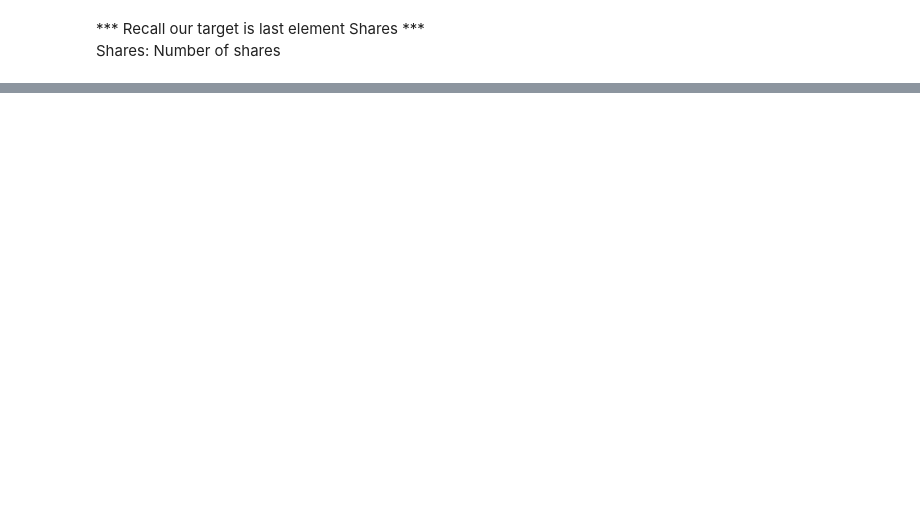
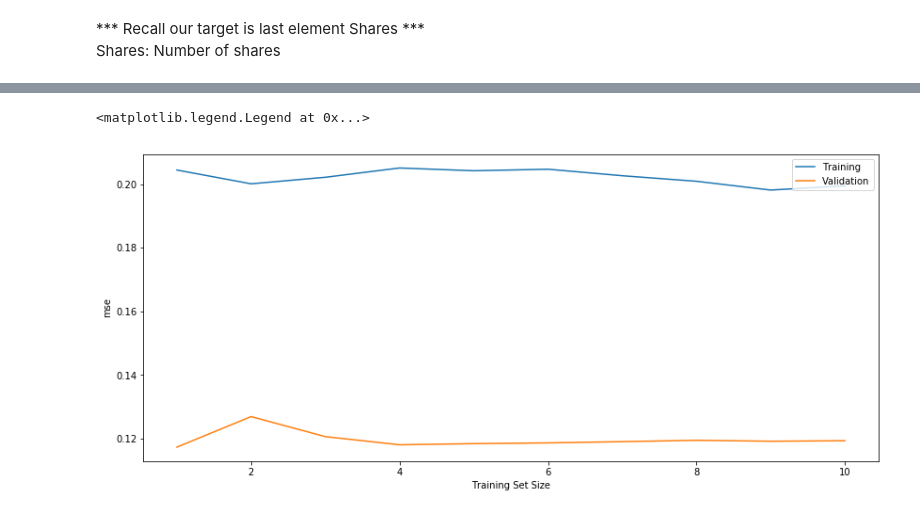
Before and after one commit to Niellai/online_news_popularity, a Jupyter notebook: regression_rbf - shares.ipynb, the cells around one changed output, grey strips where cells are left out. Saved outputs shown, nothing was run; the diff lists cells and outputs as text; code cells hidden in the pictures; blank space fills up the shorter version.

```diff
--- a/regression_rbf - shares.ipynb
+++ b/regression_rbf - shares.ipynb
@@ -661,0 +821,17 @@ print('kfold average r2: {0}'.format(round((avg_r2/5), 6)))
+# %%
+size_percentage = list(range(1, 11))
+histories_loss = []
+histories_mse = []
+for h in histories:
+    histories_loss.append(math.sqrt(h.history['loss'][-1]))
+    histories_mse.append(math.sqrt(h.history['val_mean_squared_error'][-1]))
+
+plt.figure(figsize=(14,6))
+plt.plot(size_percentage, histories_loss, label='loss score')
+plt.plot(size_percentage, histories_mse, label='validation score')
+plt.xlabel('Training Set Size')
+plt.ylabel('mse')
+plt.legend(['Training', 'Validation'], loc='upper right')
+# %% [output]
+<matplotlib.legend.Legend at 0x...>
+[figure, added]
```
Also changed, not shown: parts of 10 cells of this notebook, 14 other files.
